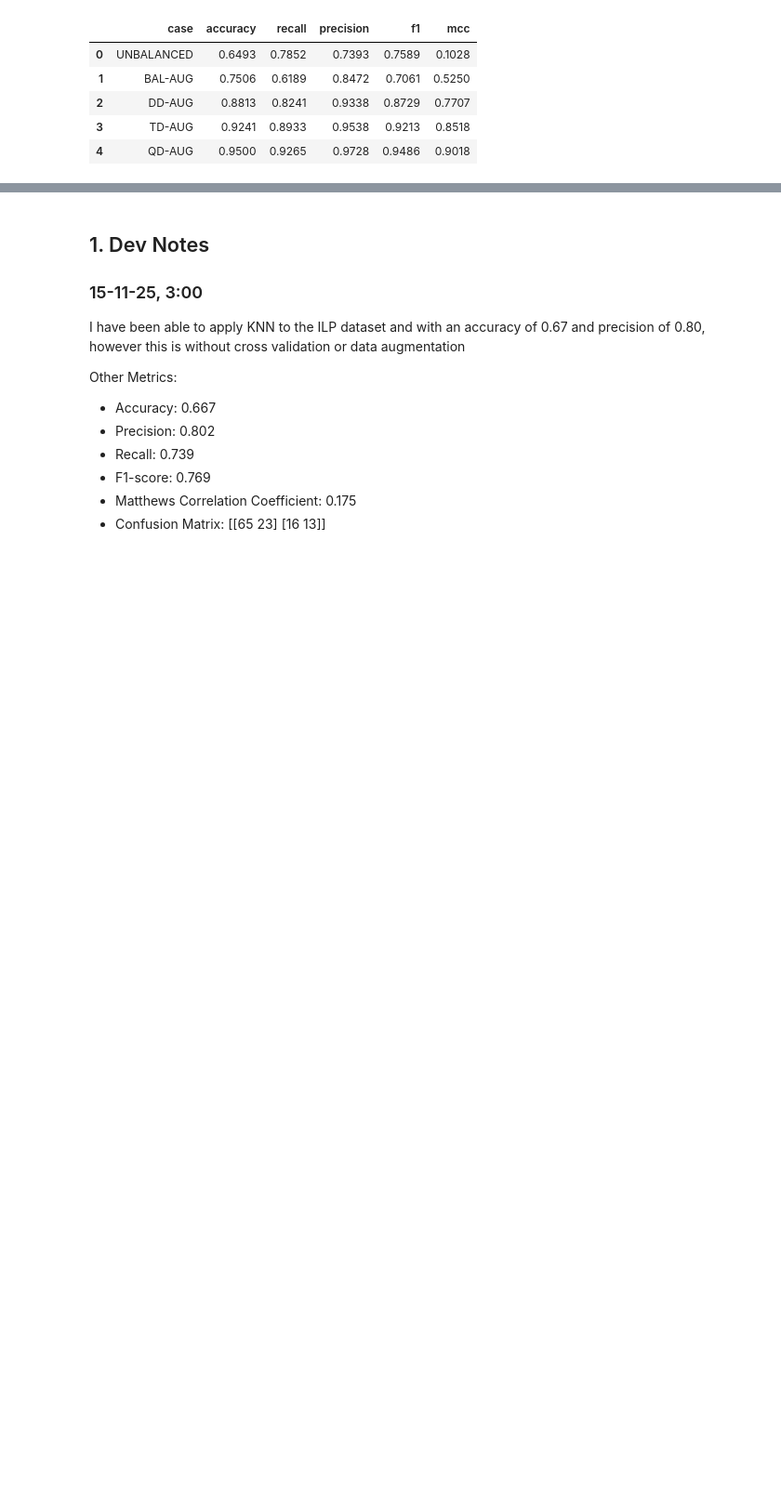
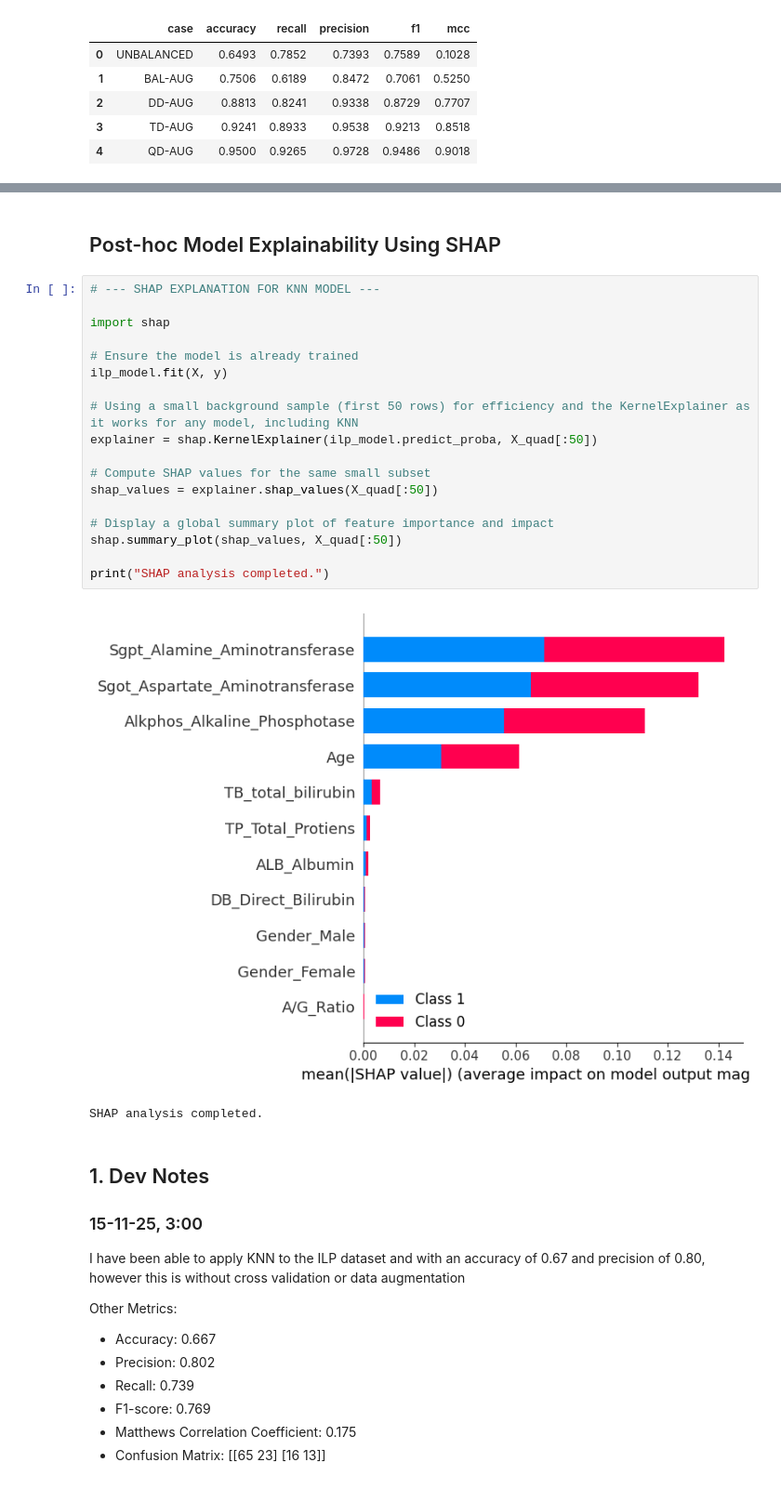
Before and after one commit to EmmanuelNiyi/Replication-of-Liver-Disease-Classification, a Jupyter notebook: replication-and-evaluation-of-tabular-data-augment.ipynb, the cells around one changed output, grey strips where cells are left out. Shown at 93% size. Saved outputs shown, nothing was run; the diff lists cells and outputs as text; blank space fills up the shorter version.

Commit message:
Kaggle Notebook | 1 - KNN - RILDC | Added explainability with SHAP

```diff
--- a/replication-and-evaluation-of-tabular-data-augment.ipynb
+++ b/replication-and-evaluation-of-tabular-data-augment.ipynb
@@ -539,3 +560,26 @@ smote_results.to_csv("smote_results.csv", index=False)
+# %% [markdown]
+## Post-hoc Model Explainability Using SHAP
+# %%
+# --- SHAP EXPLANATION FOR KNN MODEL ---
+
+import shap
+
+# Ensure the model is already trained
+ilp_model.fit(X, y)
+
+# Using a small background sample (first 50 rows) for efficiency and the KernelExplainer as it works for any model, including KNN
+explainer = shap.KernelExplainer(ilp_model.predict_proba, X_quad[:50])
+
+# Compute SHAP values for the same small subset
+shap_values = explainer.shap_values(X_quad[:50])
+
+# Display a global summary plot of feature importance and impact
+shap.summary_plot(shap_values, X_quad[:50])
+
+print("SHAP analysis completed.")
+# %% [output]
+[figure, added]
+SHAP analysis completed.
 # %% [markdown]
 ## 1. Dev Notes
 ### 15-11-25, 3:00
```
Also changed, not shown: parts of 6 cells of this notebook.
